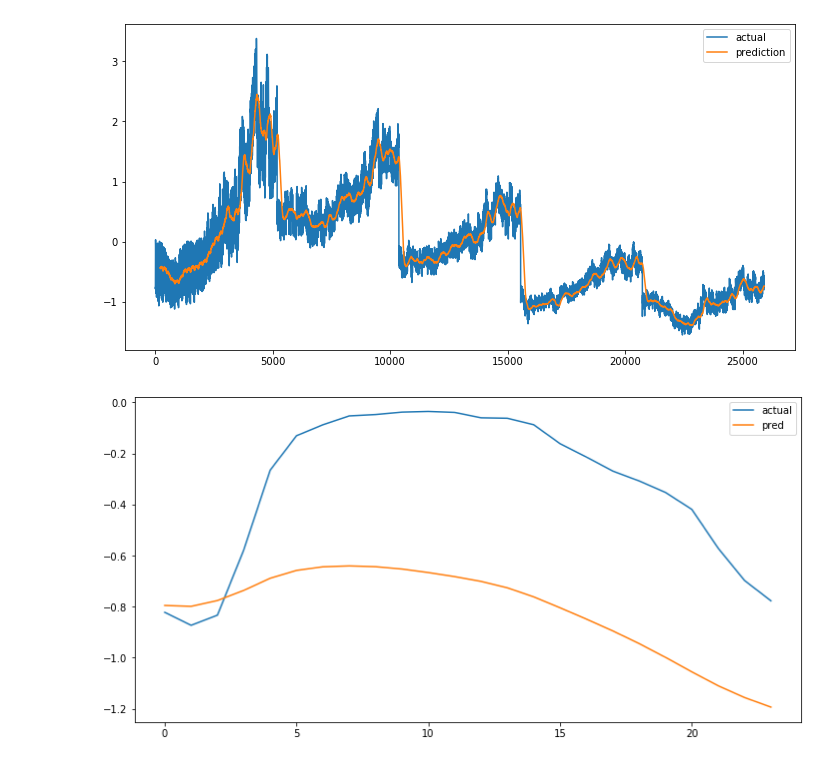
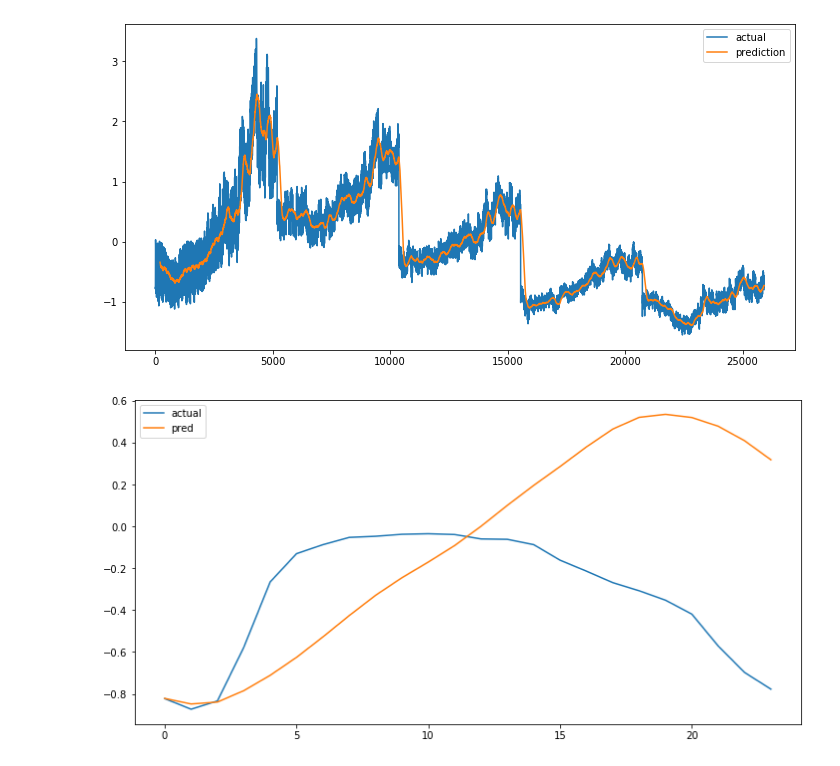
Before and after one commit to Anderzz/it3030, a Jupyter notebook: assignment2/lstm.ipynb, the cells around one changed output. Drawn from its saved outputs; the diff is of its cells as text; code cells hidden in the pictures.

```diff
--- a/assignment2/lstm.ipynb
+++ b/assignment2/lstm.ipynb
@@ -117,8 +66,8 @@ See the caveats in the documentation: https://pandas.pydata.org/pandas-docs/stab
 | 2017-05-04 03:00:00+00:00 | 2951.974004 | 7.2 | 1 | 3 | 3 | 4 | 5 | ... |
 | 2017-05-04 04:00:00+00:00 | 3426.861001 | 6.4 | 1 | 4 | 3 | 4 | 5 | ... |
 # %%
-scaler = MinMaxScaler(feature_range=(-1, 1))
-# scale temperature and consumption
-df[['temperature', 'consumption', 'consumption_24h_lag', 'consumption_yday_mean', 'consumption_prev']] = \
-    scaler.fit_transform(df[['temperature', 'consumption', 'consumption_24h_lag', 'consumption_yday_mean', 'consumption_prev']])
-df.head()
+# scaler = MinMaxScaler(feature_range=(-1, 1))
+# # scale temperature and consumption
+# df[['temperature', 'consumption', 'consumption_24h_lag', 'consumption_yday_mean', 'consumption_prev']] = \
+#     scaler.fit_transform(df[['temperature', 'consumption', 'consumption_24h_lag', 'consumption_yday_mean', 'consumption_prev']])
+# df.head()
@@ -131,0 +74,8 @@ df.head()
+# %%
+std = df.std()
+mean = df.mean()
+
+df[['temperature', 'consumption', 'consumption_24h_lag', 'consumption_yday_mean', 'consumption_prev']] = \
+    ((df[['temperature', 'consumption', 'consumption_24h_lag', 'consumption_yday_mean', 'consumption_prev']])\
+     -mean[['temperature', 'consumption', 'consumption_24h_lag', 'consumption_yday_mean', 'consumption_prev']])\
+        /std[['temperature', 'consumption', 'consumption_24h_lag', 'consumption_yday_mean', 'consumption_prev']]
@@ -136,7 +95,3 @@ def plot_losses(tr, va):
   ax.plot(tr, label='train')
   ax.plot(va, label='validation')
   plt.show()
-# %%
-df = pd.read_csv("./data/norm_df.csv")
-df.index = pd.to_datetime(df.index)
-df.head()
@@ -459,12 +373,15 @@ def forecast(dataloader, df_to_plot, batch_num:int=0, fw:int=24, plot:bool=True)
     targets_to_plot = df_to_plot.iloc[df_start_ind:df_end_ind]['consumption_lead1'].reset_index(drop=True)
     preds_to_plot = pd.Series(np.array(predictions[batch_num]).squeeze()[:,0])
     res_df = pd.concat([targets_to_plot, preds_to_plot], axis=1)
+    res_df.rename(columns={"consumption_lead1": "target",
+                           0: "pred"}, inplace=True)
     plt.figure(figsize=(12,6))
     plt.plot(res_df.iloc[:,0], label='actual')
     plt.plot(res_df.iloc[:,1], label='pred')
     plt.legend()
     plt.show()
+    return res_df
 # %%
-forecast(test_loader, df_test, 3, 24, True)
+res = forecast(test_loader, df_test, 3, 24, True)
 # %% [output]
-[figure, old version]
+[figure, new version]
```
Also changed, not shown: parts of 13 cells of this notebook, 2 other files.
